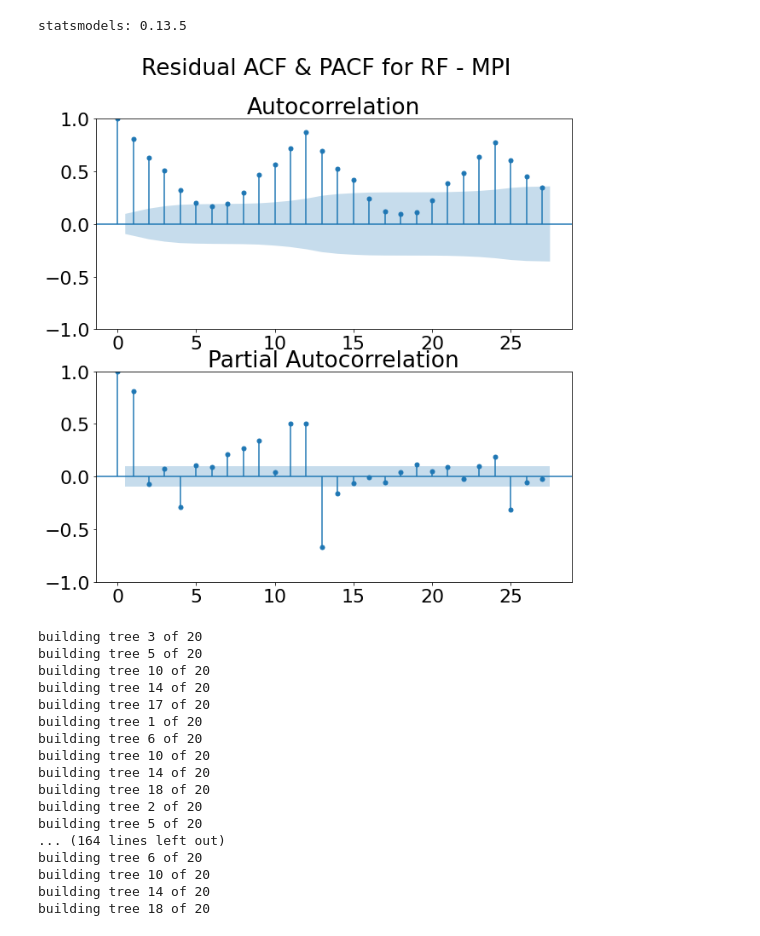
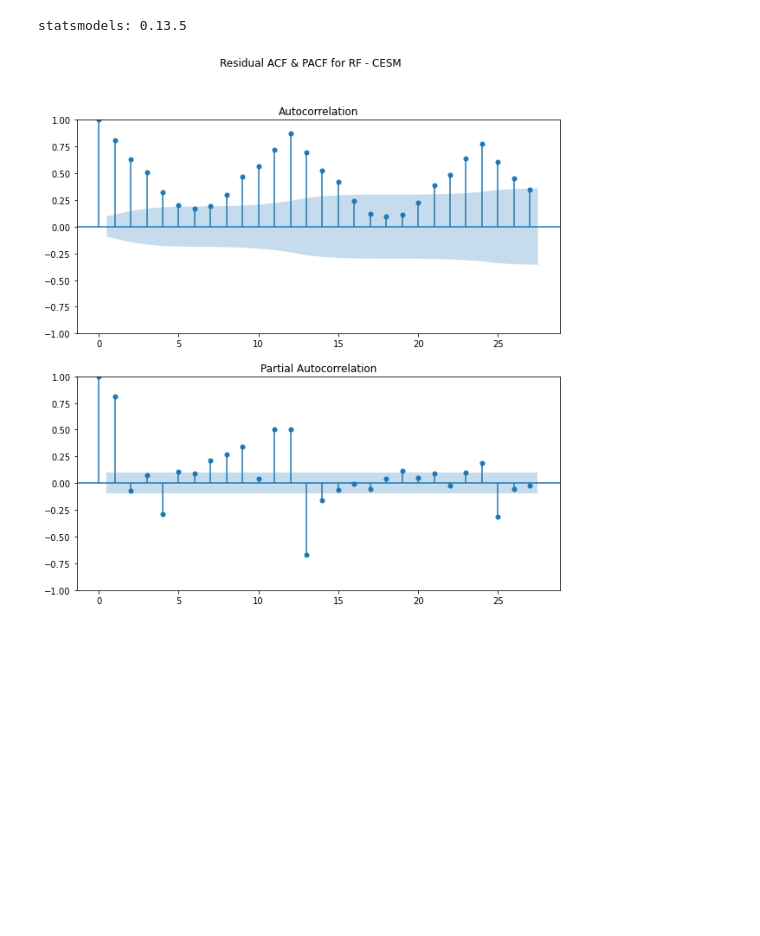
Before and after one commit to sk981102/ocean_co2, a Jupyter notebook: notebooks/baseline_ml/001_rf_base.ipynb, the cells around one changed output. Saved outputs shown, nothing was run; the diff lists cells and outputs as text; code cells hidden in the pictures; blank space fills up the shorter version.

Commit message:
graph updated

```diff
--- a/notebooks/baseline_ml/001_rf_base.ipynb
+++ b/notebooks/baseline_ml/001_rf_base.ipynb
@@ -416,30 +414,13 @@ avg_time_res = avg_time["residual"]
 # %%
 fig = pyplot.figure(figsize = (10,10))
 pyplot.subplot(211)
 plot_acf(avg_time_res, ax=pyplot.gca())
 pyplot.subplot(212)
 plot_pacf(avg_time_res, ax=pyplot.gca())
 
-fig.suptitle("Residual ACF & PACF for RF - MPI")
+fig.suptitle("Residual ACF & PACF for RF - CESM")
 
 plt.savefig("../../assets/figur6.1_rf_cesm_acf_socat.jpg")
 pyplot.show()
 # %% [output]
-[figure, old version]
+[figure, new version]
-building tree 3 of 20
-building tree 5 of 20
-building tree 10 of 20
-building tree 14 of 20
-building tree 17 of 20
-building tree 1 of 20
-building tree 6 of 20
-building tree 10 of 20
-building tree 14 of 20
-building tree 18 of 20
-building tree 2 of 20
-building tree 5 of 20
-... (164 lines left out)
-building tree 6 of 20
-building tree 10 of 20
-building tree 14 of 20
-building tree 18 of 20
```
Also changed, not shown: parts of 7 cells of this notebook, 6 other files.
